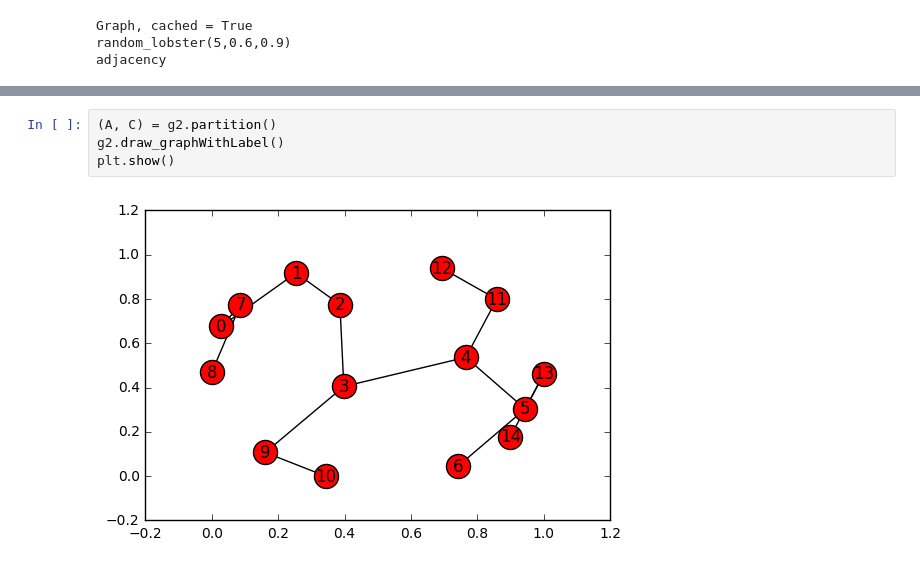
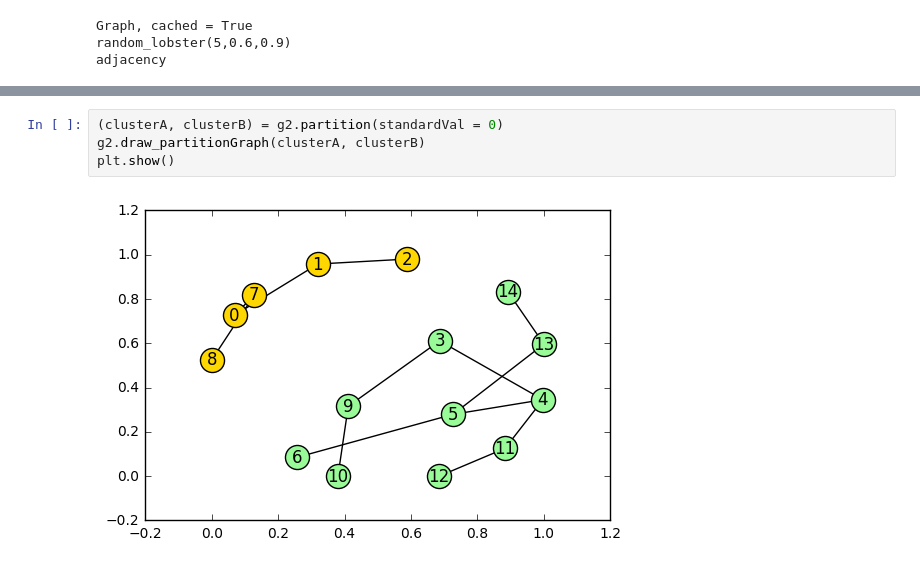
Before and after one commit to KMNitesh/rtg-networks, a Jupyter notebook: Class Graph.ipynb, the cells around one changed output, grey strips where cells are left out. Saved outputs shown, nothing was run; the diff lists cells and outputs as text.

```diff
--- a/Class Graph.ipynb
+++ b/Class Graph.ipynb
@@ -71,6 +76,6 @@ array([-0.35625041, -0.25124631, -0.12528084,  0.01113677,  0.14427183,
 # %%
-(A, C) = g2.partition()
-g2.draw_graphWithLabel()
+(clusterA, clusterB) = g2.partition(standardVal = 0)
+g2.draw_partitionGraph(clusterA, clusterB)
 plt.show()
 # %% [output]
-[figure, old version]
+[figure, new version]
```
Also changed, not shown: parts of 7 cells of this notebook, 1 other file.
